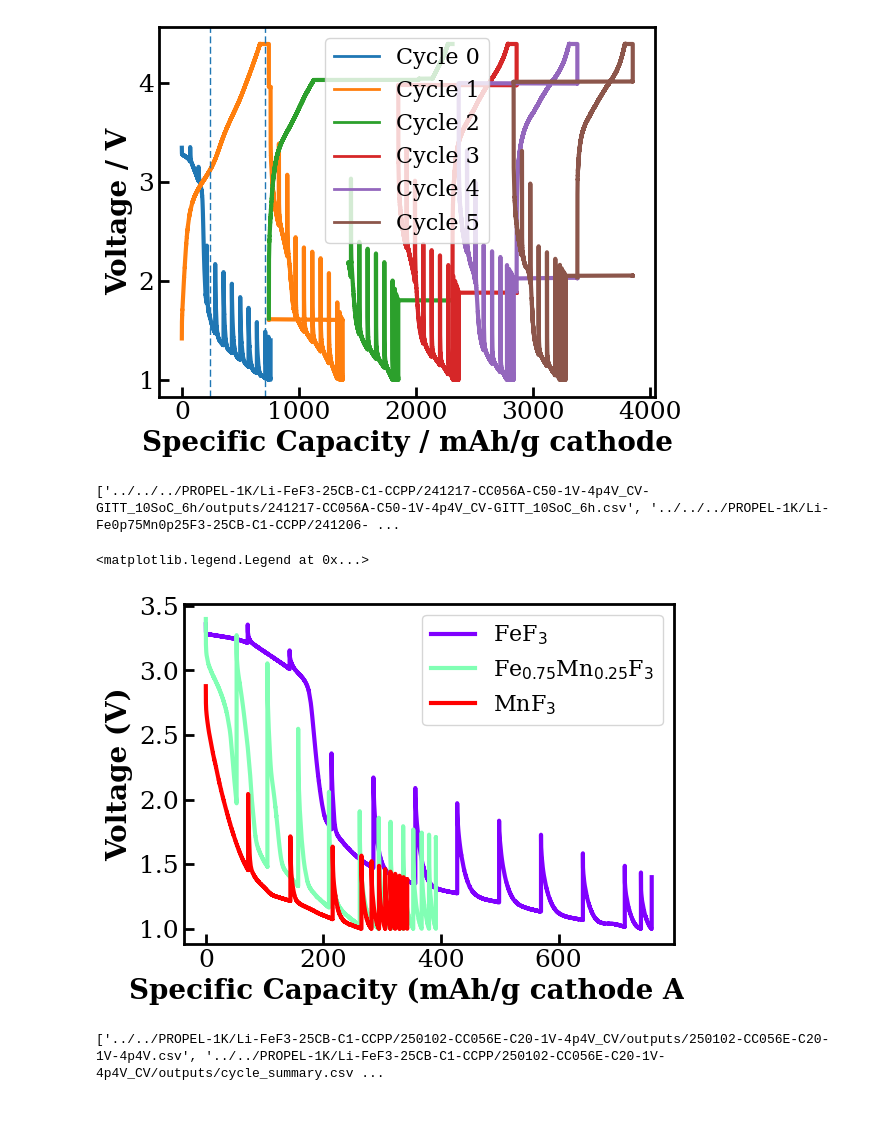
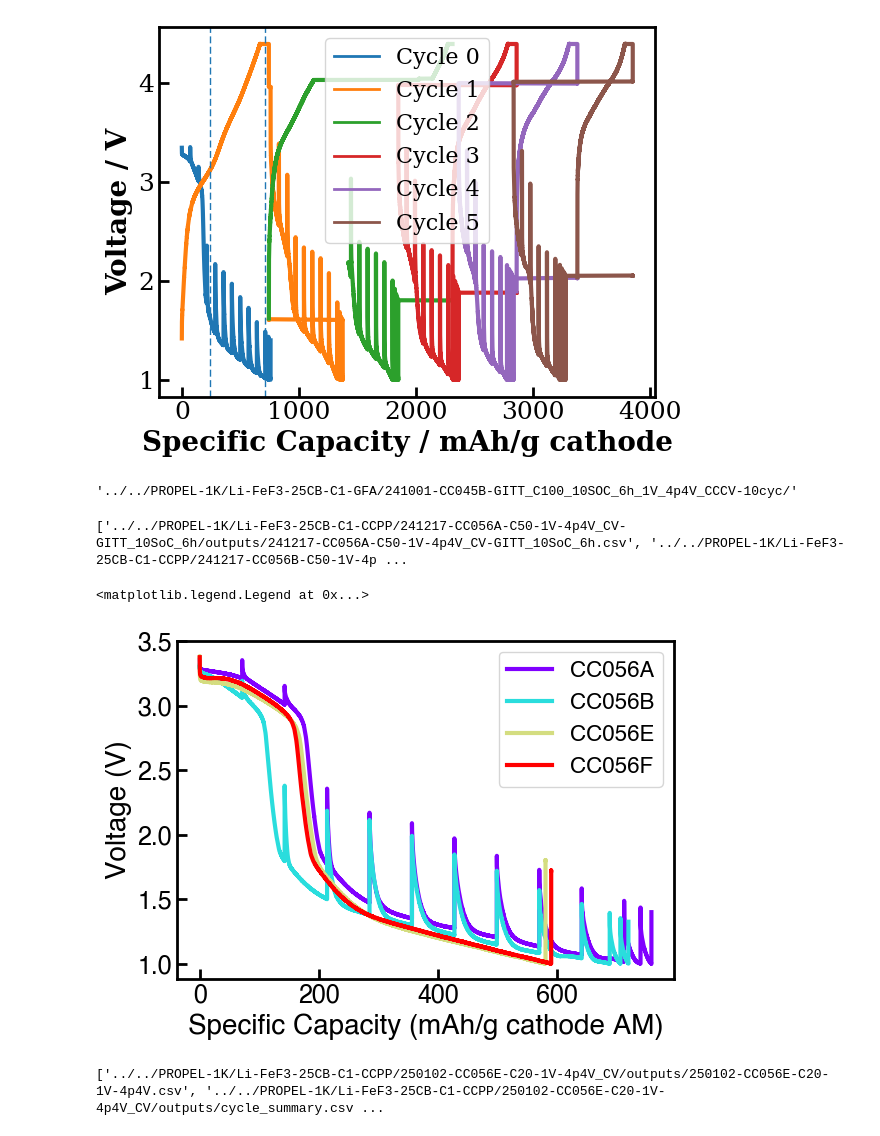
Before and after one commit to hancheng2000/herald_visualization, a Jupyter notebook: notebooks/plot.ipynb, the cells around one changed output. Cells and saved outputs as stored; diff of their text form; code cells hidden in the pictures.

```diff
--- a/notebooks/plot.ipynb
+++ b/notebooks/plot.ipynb
@@ -12,7 +12,7 @@ plt_params = {# 'axes.labelsize': 'x-large',
 #               'axes.titlesize': 'x-large',
 #               'xtick.labelsize': 'x-large',
 #               'ytick.labelsize': 'x-large',
-              'font.family': 'serif',
+              'font.family': 'Helvetica',
               'axes.labelsize': 20,
               'axes.labelweight': 'bold',  # Make axes labels bold
               'xtick.labelsize': 18,
@@ -40,6 +40,4 @@ os.getcwd()
 # %% [output]
 '/Users/eschl/MIT Dropbox/Christopher Eschler/MIT/_Grad/Thesis/Data/herald_visualization/notebooks'
 # %%
-main_cells_df = pd.read_csv('../../PROPEL-1K/In-house cells and syntheses - Coin Cells.csv', index_col='Identifier')
-cycling_mask = main_cells_df['Test Type'] == 'Cycling'
-print(main_cells_df[cycling_mask])
+cells_df = pd.read_csv('../../PROPEL-1K/In-house cells and syntheses - Coin Cells.csv', index_col='Identifier')
@@ -102,13 +43,0 @@ def add_to_fom_df(fom_df, cell_id, afx='', bfx='', bfx_ratio=0):
-# %%
-# ids = ['CC053A', 'CC053B', 'CC053C', 'CC053E', 'CC053F', 'CC053G'] # Cat045
-# ids = ['CC055A'] # Cat046
-# ids = ['CC063A'] # Cat047
-# ids = ['CC052A', 'CC052B', 'CC052C', 'CC052D'] # Cat043
-# ids = ['CC054A', 'CC054B'] # Cat044
-# ids = ['CC060A', 'CC060D'] # Cat053
-# ids = ['CC061A', 'CC061C'] # Cat054
-# ids = ['CC056A', 'CC056B', 'CC056C', 'CC056D', 'CC056E', 'CC056F'] # Cat049
-# ids = ['CC057A', 'CC057B', 'CC057C', 'CC057D', 'CC057E'] # Cat050
-# ids = ['CC064A', 'CC064B'] # Cat061
-for id in ids:
-    cycle_mpr2csv(os.path.join(id_to_path(id)))
@@ -116,0 +88,11 @@ NameError: name 'ids' is not defined
+# %%
+# Summary figures of merit for cells that have performed 'Cycling' tests
+cycling_mask = cells_df['Test Type'] == 'Cycling'
+ignore_ids = ['053I', '067A', '067B'] # Ignore cell IDs that are known to cause problems
+
+for id in cells_df[cycling_mask].index:
+    if id not in ignore_ids:
+        print(f"Summarizing CC{id}")
+        cells_df = summarize_fom(cells_df, id)
+    else:
+        print(f"Ignoring CC{id}")
@@ -132,20 +132,24 @@ for x in [713/3, 713]:
 ../../../PROPEL-1K/Li-FeF3-25CB-C1-CCPP/241217-CC056A-C50-1V-4p4V_CV-GITT_10SoC_6h/outputs
 ['../../../PROPEL-1K/Li-FeF3-25CB-C1-CCPP/241217-CC056A-C50-1V-4p4V_CV-GITT_10SoC_6h/outputs/cycle_summary.csv', '../../../PROPEL-1K/Li-FeF3-25CB-C1-CCPP/241217-CC056A-C50-1V-4p4V_CV-GITT_10SoC_6h/out ...
 [figure]
+# %%
+id_to_path('045B')
+# %% [output]
+'../../PROPEL-1K/Li-FeF3-25CB-C1-GFA/241001-CC045B-GITT_C100_10SOC_6h_1V_4p4V_CCCV-10cyc/'
 # %%
-cell_ids = ['CC056A', 'CC053F', 'CC057A']
+cell_ids = ['CC056A', 'CC056B', 'CC056E', 'CC056F']
 data_files = []
 for id in cell_ids:
-    path = os.path.join(id_to_path(id), 'outputs')
-    data_file = glob.glob(path+'/*GITT*.csv')[0]
+    csv_files = glob.glob(os.path.join(id_to_path(id), 'outputs', '*.csv'))
+    data_file = [file for file in csv_files if 'cycle_summary' not in file][0]
     data_files.append(data_file)
 print(data_files)
-plot_multi_cell(data_files, cycles=[[0],[0],[0]])
-plt.legend(['FeF$_3$', 'Fe$_{0.75}$Mn$_{0.25}$F$_3$', 'MnF$_3$'])
+plot_multi_cell(data_files, cycles=np.full((len(cell_ids),1), fill_value=0).tolist()) # Use fill_value to adjust cycle #
+plt.legend(cell_ids)
 # %% [output]
-['../../../PROPEL-1K/Li-FeF3-25CB-C1-CCPP/241217-CC056A-C50-1V-4p4V_CV-GITT_10SoC_6h/outputs/241217-CC056A-C50-1V-4p4V_CV-GITT_10SoC_6h.csv', '../../../PROPEL-1K/Li-Fe0p75Mn0p25F3-25CB-C1-CCPP/241206- ...
+['../../PROPEL-1K/Li-FeF3-25CB-C1-CCPP/241217-CC056A-C50-1V-4p4V_CV-GITT_10SoC_6h/outputs/241217-CC056A-C50-1V-4p4V_CV-GITT_10SoC_6h.csv', '../../PROPEL-1K/Li-FeF3-25CB-C1-CCPP/241217-CC056B-C50-1V-4p ...
 <matplotlib.legend.Legend at 0x...>
-[figure, old version]
+[figure, new version]
 # %%
 dir_name = os.path.join(id_to_path('CC056E'), 'outputs')
 csv_files = glob.glob(os.path.join(dir_name,'*.csv'))
```
Also changed, not shown: parts of 19 cells of this notebook, 2 other files.
